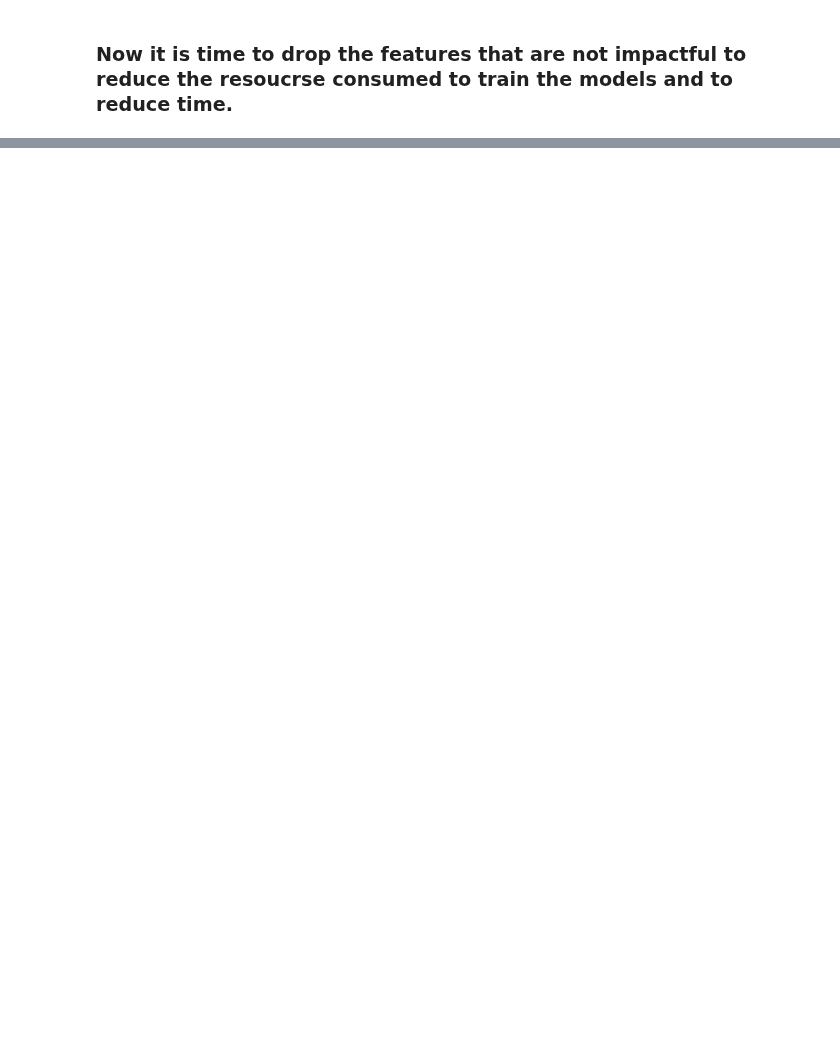
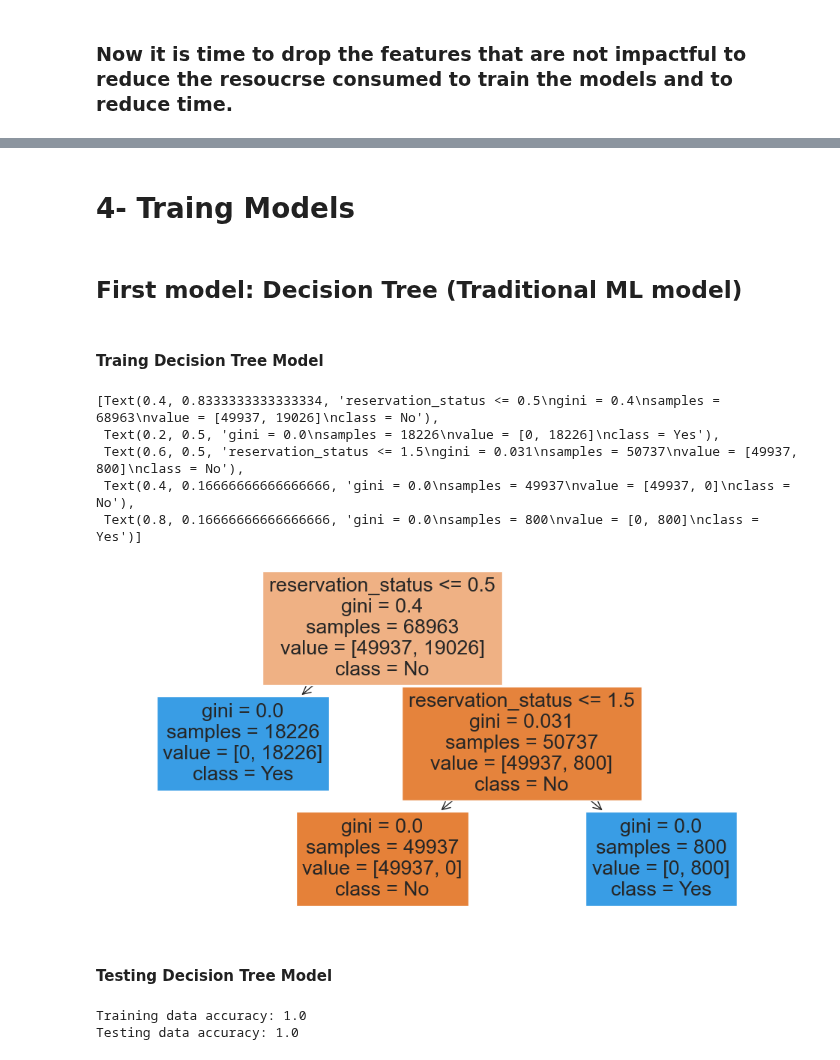
Before and after one commit to cmps460s24/mp-t9-amar-mohamed-osama-salman, a Jupyter notebook: project_new/project.ipynb, the cells around one changed output, grey strips where cells are left out. Saved outputs shown, nothing was run; the diff lists cells and outputs as text; code cells hidden in the pictures; blank space fills up the shorter version.

```diff
--- a/project_new/project.ipynb
+++ b/project_new/project.ipynb
@@ -907,3 +912,17 @@ Name: is_canceled, dtype: float64
 - customer_type                    -0.029952
 # %% [markdown]
 ### Now it is time to drop the features that are not impactful to reduce the resoucrse consumed to train the models and to reduce time.
+# %%
+columns_to_drop = [
+    'arrival_date_day_of_month',
+    'arrival_date_month',
+    'arrival_date_week_number',
+    'agent',
+    'babies',
+    'previous_cancellations',
+    'previous_bookings_not_canceled',
+    'days_in_waiting_list',
+]
+
+# Drop the specified columns
+df.drop(columns_to_drop, axis=1, inplace=True)
@@ -909,0 +943,11 @@ Name: is_canceled, dtype: float64
+# %%
+
+# Separate features (X) and target variable (y)
+X = df.drop('is_canceled', axis=1)  # Features
+y = df['is_canceled']  # Target variable
+
+scaler = StandardScaler()
+X_scaled = scaler.fit_transform(X)
+
+# Split the data into training and testing sets
+X_train, X_test, y_train, y_test = train_test_split(X, y, test_size=0.2, stratify=y, random_state=42)
@@ -909,0 +964,28 @@ Name: is_canceled, dtype: float64
+# %% [markdown]
+# 4- Traing Models
+# %% [markdown]
+## First model: Decision Tree (Traditional ML model)
+# %% [markdown]
+#### Traing Decision Tree Model
+# %%
+clf = DecisionTreeClassifier()
+clf.fit(X_train, y_train)
+y_pred = clf.predict(X_test)
+
+plt.figure(figsize=(12,6))
+plot_tree(clf, feature_names=X.columns, class_names=['No', 'Yes'], filled=True)
+# %% [output]
+[Text(0.4, 0.8333333333333334, 'reservation_status <= 0.5\ngini = 0.4\nsamples = 68963\nvalue = [49937, 19026]\nclass = No'),
+ Text(0.2, 0.5, 'gini = 0.0\nsamples = 18226\nvalue = [0, 18226]\nclass = Yes'),
+ Text(0.6, 0.5, 'reservation_status <= 1.5\ngini = 0.031\nsamples = 50737\nvalue = [49937, 800]\nclass = No'),
+ Text(0.4, 0.16666666666666666, 'gini = 0.0\nsamples = 49937\nvalue = [49937, 0]\nclass = No'),
+ Text(0.8, 0.16666666666666666, 'gini = 0.0\nsamples = 800\nvalue = [0, 800]\nclass = Yes')]
+[figure, added]
+# %% [markdown]
+#### Testing Decision Tree Model
+# %%
+print("Training data accuracy:", clf.score(X_train, y_train))
+print("Testing data accuracy:", clf.score(X_test, y_test))
+# %% [output]
+Training data accuracy: 1.0
+Testing data accuracy: 1.0
```
Also changed, not shown: parts of 51 cells of this notebook.
